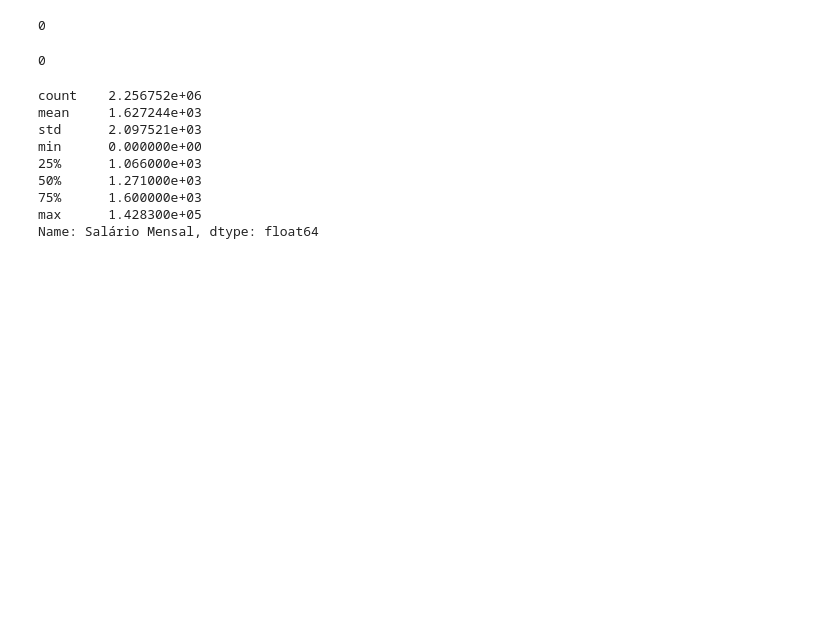
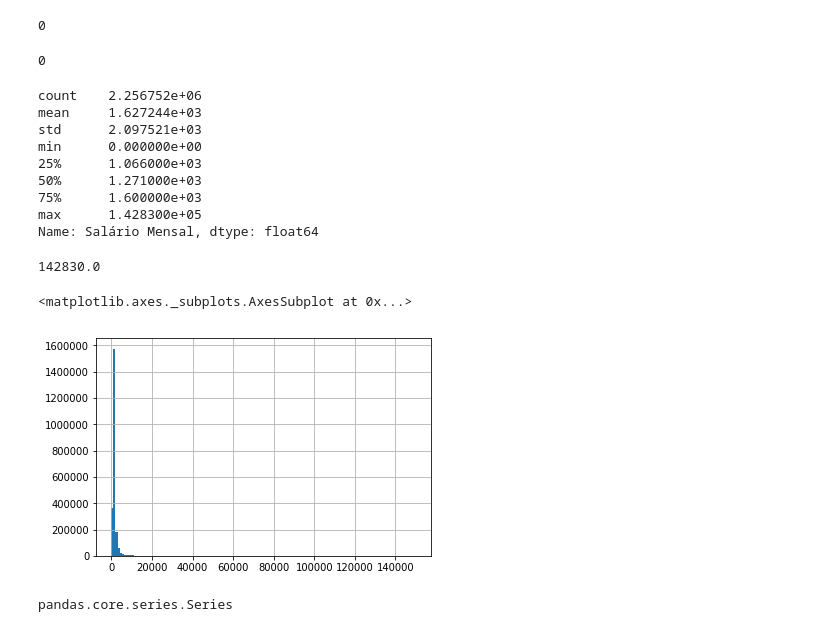
Before and after one commit to thiagodegan/Desafio01, a Jupyter notebook: Desafio.ipynb, the cells around one changed output. Saved outputs shown, nothing was run; the diff lists cells and outputs as text; code cells hidden in the pictures; blank space fills up the shorter version.

```diff
--- a/Desafio.ipynb
+++ b/Desafio.ipynb
@@ -121,3 +121,18 @@ min      0.000000e+00
 75%      1.600000e+03
 max      1.428300e+05
 Name: Salário Mensal, dtype: float64
+# %%
+data['Salário Mensal'].max()
+# %% [output]
+142830.0
+# %%
+import matplotlib.pyplot as plt
+
+%matplotlib inline
+
+salario = data['Salário Mensal']
+# %%
+salario.hist(bins=150, range=(0,150000))
+# %% [output]
+<matplotlib.axes._subplots.AxesSubplot at 0x...>
+[figure, added]
@@ -123,0 +141,4 @@ Name: Salário Mensal, dtype: float64
+# %%
+type(teste)
+# %% [output]
+pandas.core.series.Series
```
Also changed, not shown: parts of 1 cell of this notebook.
